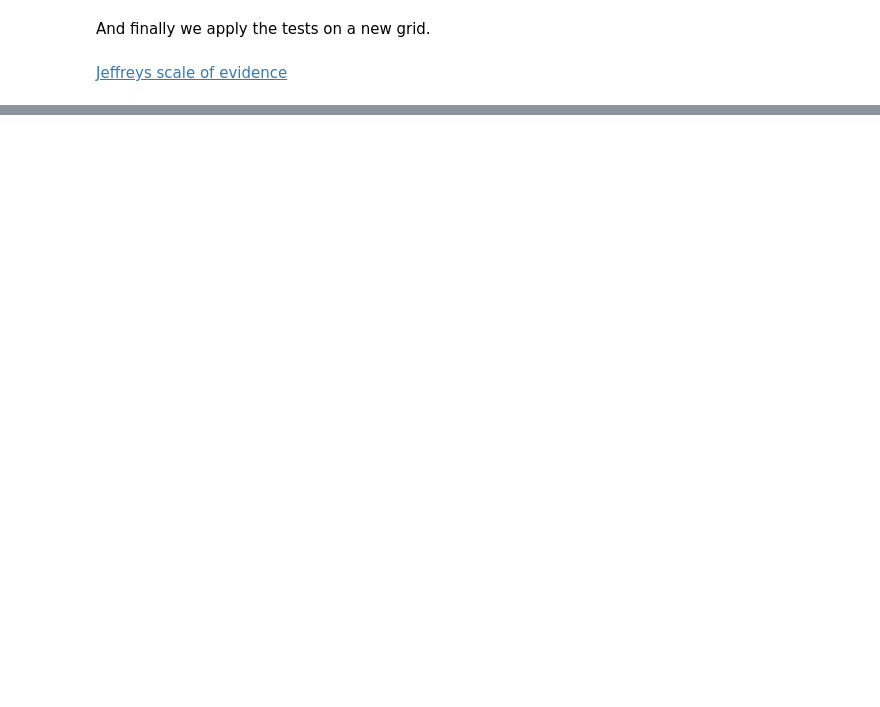
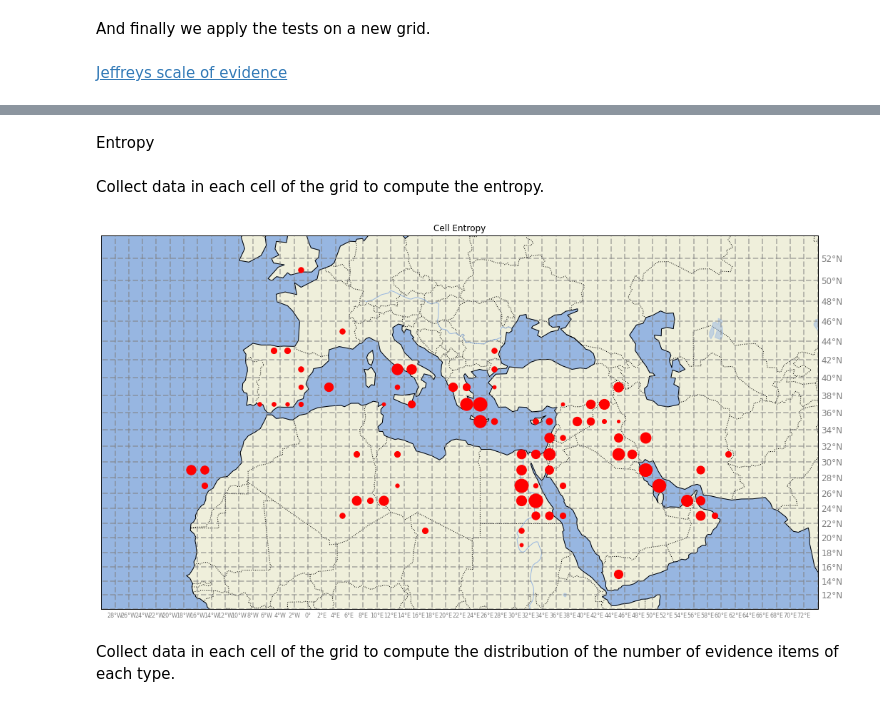
Before and after one commit to albertoruiz/phoenix, a Jupyter notebook: phoenix-simple.ipynb, the cells around one changed output, grey strips where cells are left out. Drawn from its saved outputs; the diff is of its cells as text; code cells hidden in the pictures; blank space fills up the shorter version.

Commit message:
entropy map and frequency of evidences in the grid

```diff
--- a/phoenix-simple.ipynb
+++ b/phoenix-simple.ipynb
@@ -400,0 +403,2 @@ for c,v in (dataB).items():
+# %% [markdown]
+Entropy
@@ -400,0 +427,30 @@ for c,v in (dataB).items():
+# %% [markdown]
+Collect data in each cell of the grid to compute the entropy.
+# %%
+def makeGrid2(size=2, offset=0):
+    fun = lambda x: np.floor_divide(x-offset,size).astype(int)
+    x1,x2,y1,y2 = fun(np.array(region))-[0,1,0,1]
+    #print(x1,x2,y1,y2)
+    celllocs = np.array( location.apply(fun ))
+    cells = {tuple(x) for x in celllocs}
+    allcells = {(x,y) for x in range(x1,x2+1) for y in range(y1,y2+1)}
+    celldic = { x : np.where( np.all(celllocs == x,axis=1) )[0] for x in allcells }
+
+    dataH  = { x: entropy(bindata[v]) for x,v in celldic.items() }
+
+    loc = lambda x: size/2 + x*size + offset
+    dataL = { x: loc(np.array(x)) for x in allcells }
+    return dataH, dataL
+# %%
+dataH, dataL = makeGrid2()
+# %%
+genmap(figsize=(18,18), extent=region, grid=2)
+
+for c,h in (dataH).items():
+    plt.plot(*dataL[c],'.',color='red', markerSize=2*30*h, transform=lat_lon)
+
+plt.title('Cell Entropy');
+# %% [output]
+[figure, added]
+# %% [markdown]
+Collect data in each cell of the grid to compute the distribution of the number of evidence items of each type.
```
Also changed, not shown: parts of 19 cells of this notebook.
